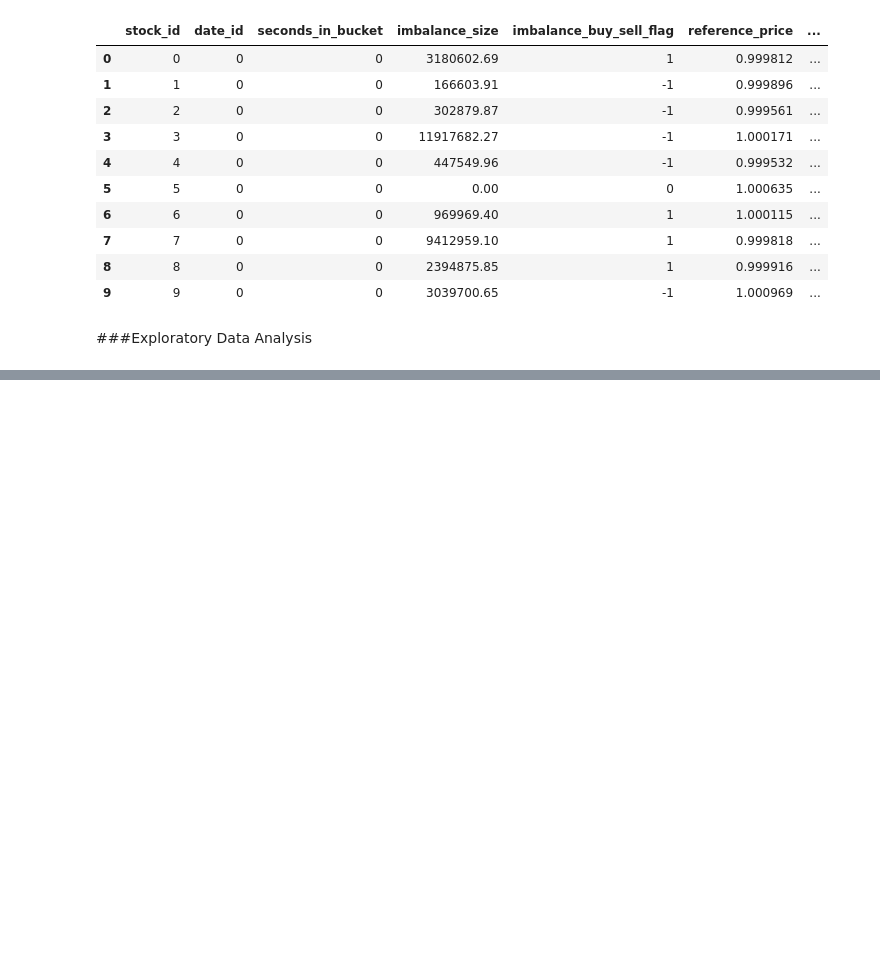
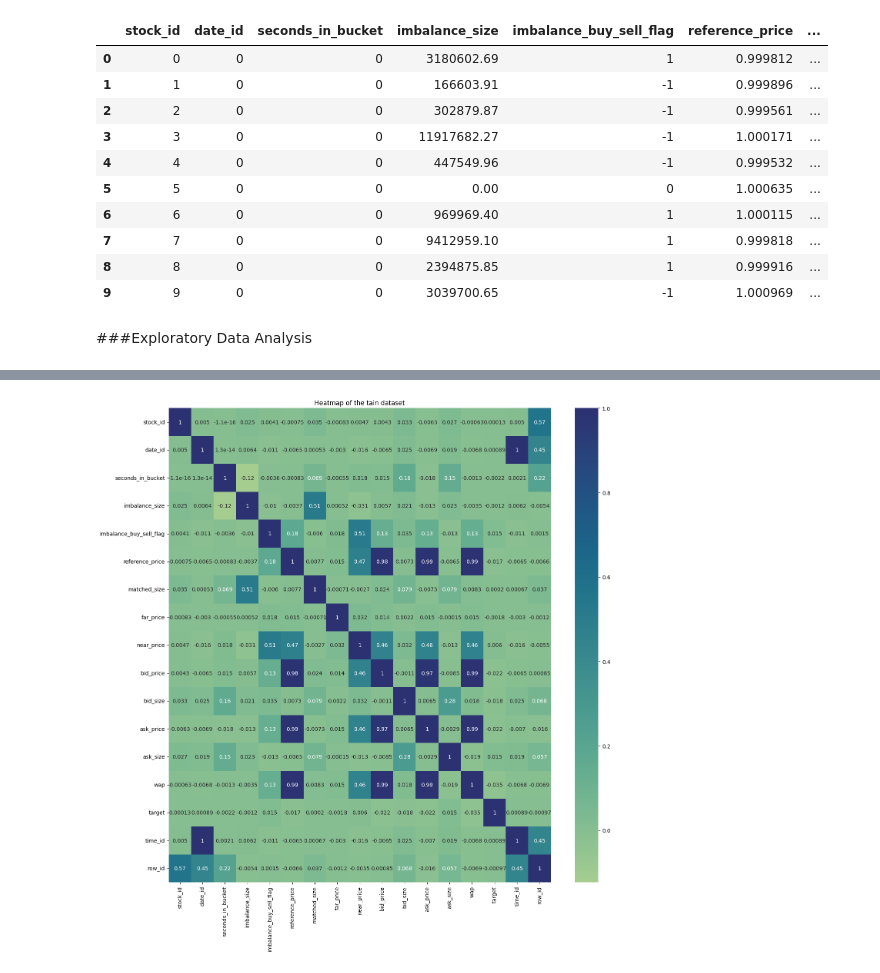
Before and after one commit to Simran2147/QuantumQube-Stock-Prediction, a Jupyter notebook: Final_Project.ipynb, the cells around one changed output, grey strips where cells are left out. Saved outputs shown, nothing was run; the diff lists cells and outputs as text; code cells hidden in the pictures; blank space fills up the shorter version.

```diff
--- a/Final_Project.ipynb
+++ b/Final_Project.ipynb
@@ -189,0 +161,8 @@ stock_id_0.shape
+# %%
+# plotting the heatmap for the train dataset
+plt.figure(figsize=(16,16))
+sns.heatmap(data_train.corr(),annot=True,cmap='crest')
+plt.title('Heatmap of the tain dataset')
+plt.show()
+# %% [output]
+[figure, added]
```
Also changed, not shown: parts of 41 cells of this notebook.
